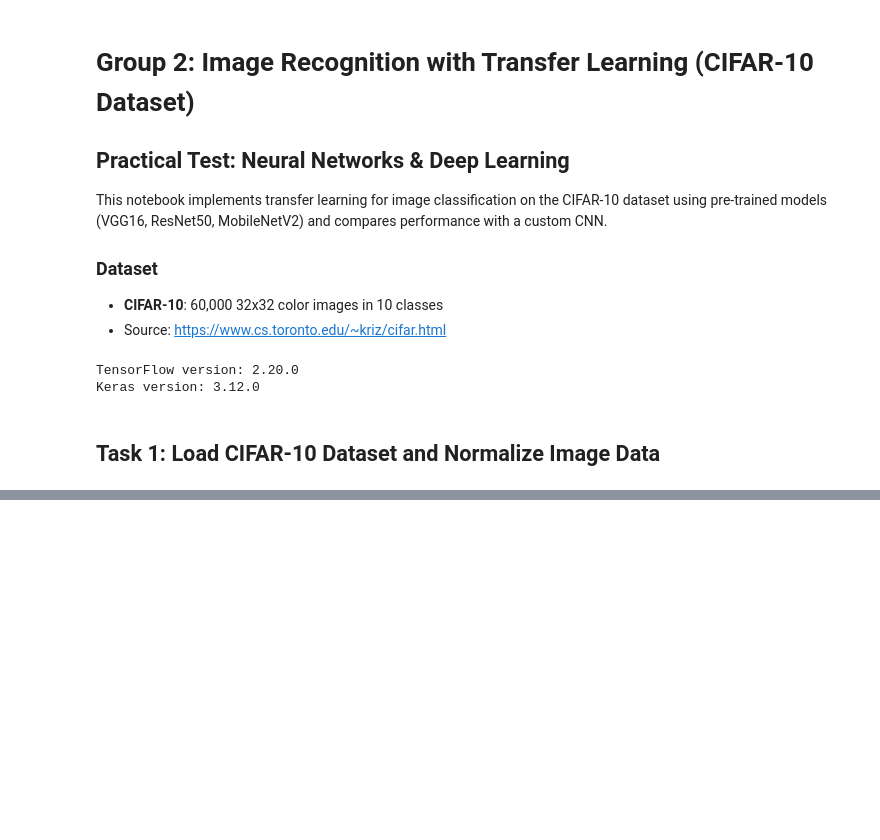
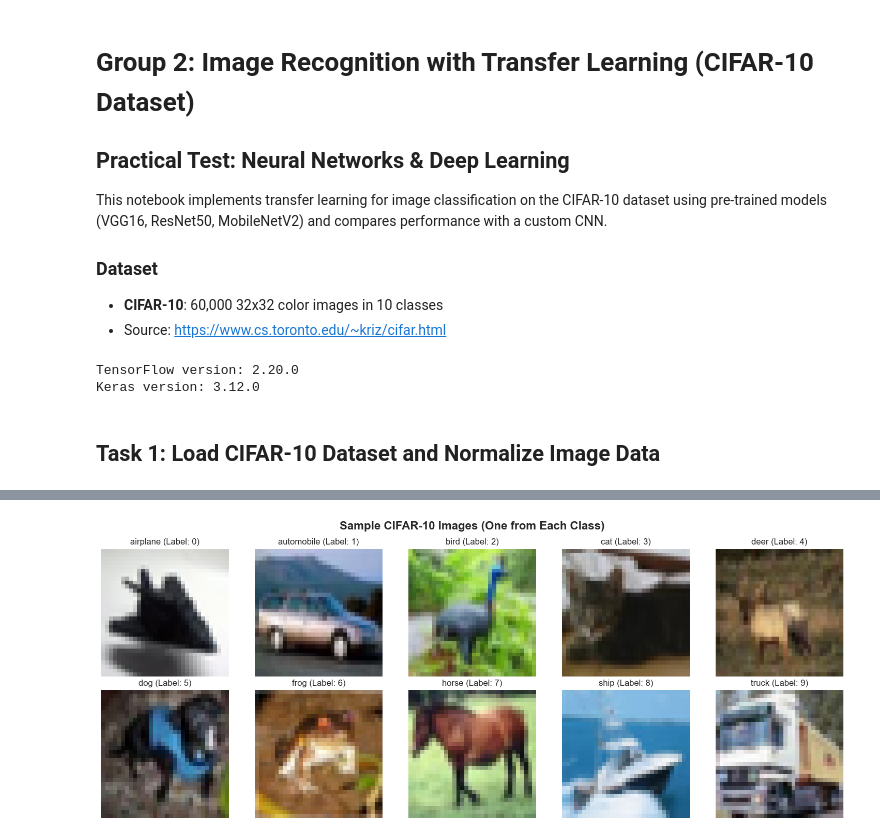
Before and after one commit to Ainedembe-Denis/Image-Recognition-with-Transfer-Learning, a Jupyter notebook: CIFAR10-TransferLearning.ipynb, the cells around one changed output, grey strips where cells are left out. Drawn from its saved outputs; the diff is of its cells as text; code cells hidden in the pictures; blank space fills up the shorter version.

Commit message:
downld dataset automatly, visualze sample imgs, normalize pixels

```diff
--- a/CIFAR10-TransferLearning.ipynb
+++ b/CIFAR10-TransferLearning.ipynb
@@ -41,3 +41,27 @@ TensorFlow version: 2.20.0
 Keras version: 3.12.0
 # %% [markdown]
 ## Task 1: Load CIFAR-10 Dataset and Normalize Image Data
+# %%
+# Load CIFAR-10 dataset using TensorFlow's built-in loader
+# Automatically downloads the dataset from the official source:
+# https://www.cs.toronto.edu/~kriz/cifar-10-python.tar.gz
+# The dataset is cached in ~/.keras/datasets/ (or C:\Users\<username>\.keras\datasets\ on Windows)
+# Subsequent runs will use the cached version without re-downloading
+(train_images, train_labels), (test_images, test_labels) = tf.keras.datasets.cifar10.load_data()
+
+# CIFAR-10 class names (standard order as defined in the official dataset)
+# Source: https://www.cs.toronto.edu/~kriz/cifar.html
+# The labels 0-9 correspond to these classes in order
+class_names = ['airplane', 'automobile', 'bird', 'cat', 'deer', 'dog', 'frog', 'horse', 'ship', 'truck']
+
+# Flatten labels from (N, 1) to (N,)
+train_labels = train_labels.flatten()
+test_labels = test_labels.flatten()
+
+print(f"Training images shape: {train_images.shape}")
+print(f"Training labels shape: {train_labels.shape}")
+print(f"Test images shape: {test_images.shape}")
+print(f"Test labels shape: {test_labels.shape}")
+print(f"Class names: {class_names}")
+print(f"Image data type: {train_images.dtype}")
+print(f"Image value range: [{train_images.min()}, {train_images.max()}]")
@@ -43,0 +76,18 @@ Keras version: 3.12.0
+# %%
+# Visualize sample images from each class
+fig, axes = plt.subplots(2, 5, figsize=(15, 6))
+fig.suptitle('Sample CIFAR-10 Images (One from Each Class)', fontsize=16, fontweight='bold')
+
+for i in range(10):
+    row = i // 5
+    col = i % 5
+    # Find first image of each class
+    class_idx = np.where(train_labels == i)[0][0]
+    axes[row, col].imshow(train_images[class_idx])
+    axes[row, col].set_title(f'{class_names[i]} (Label: {i})', fontsize=12)
+    axes[row, col].axis('off')
+
+plt.tight_layout()
+plt.show()
+# %% [output]
+[figure, added]
```
Also changed, not shown: parts of 2 cells of this notebook, 4 other files.
